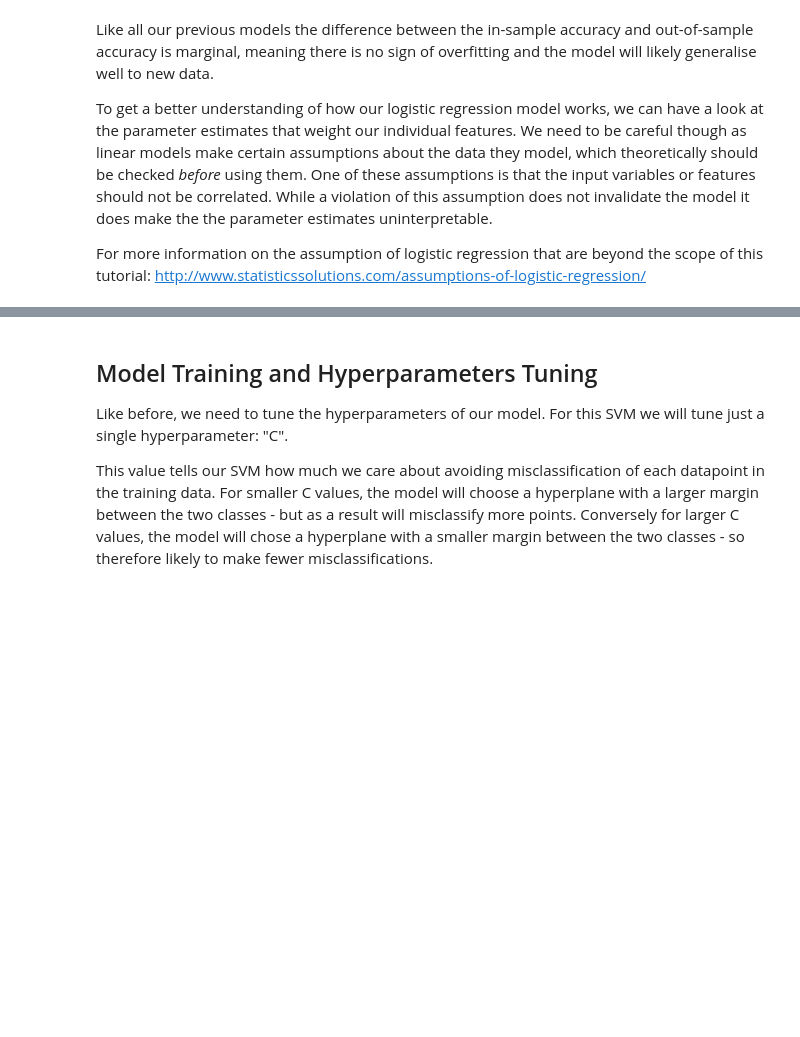
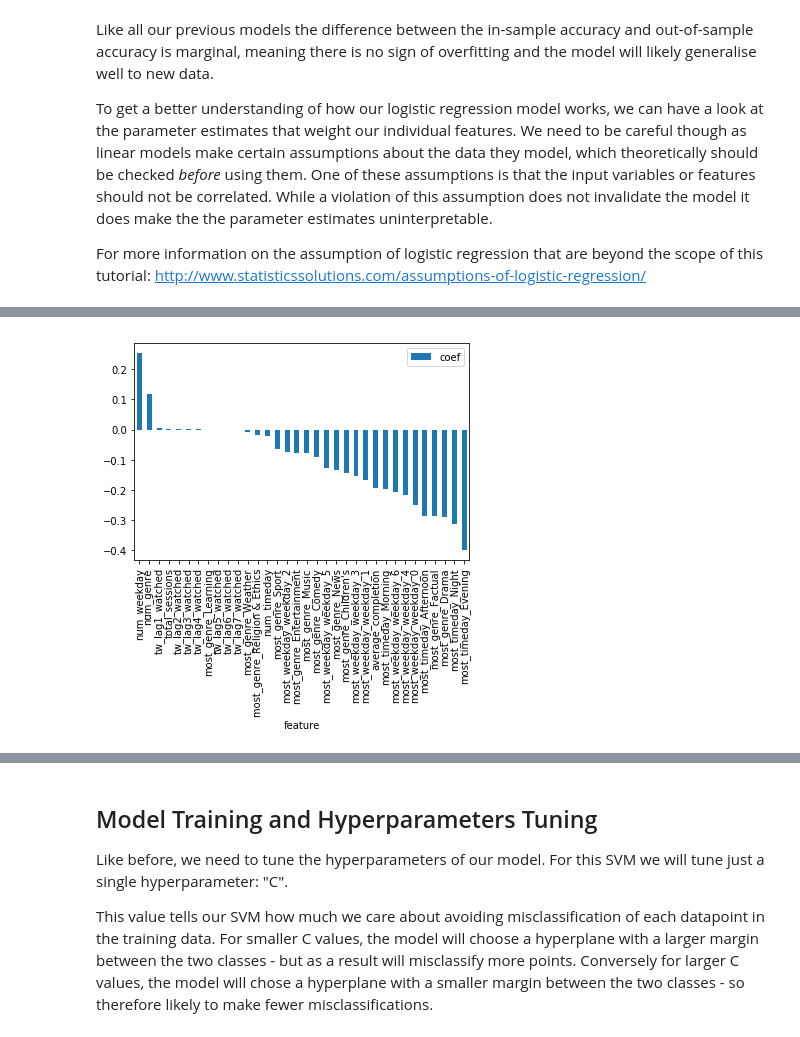
Before and after one commit to bbc/datalab-ml-training, a Jupyter notebook: iPlayerForecast_course3.ipynb, the cells around one changed output, grey strips where cells are left out. Cells and saved outputs as stored; diff of their text form; code cells hidden in the pictures; blank space fills up the shorter version.

```diff
--- a/iPlayerForecast_course3.ipynb
+++ b/iPlayerForecast_course3.ipynb
@@ -447,3 +447,10 @@ coef_mod3.sort_values(by='coef',ascending=False).reset_index(drop=True).tail()
+# %%
+# Now let's plot them all
+coefLR=coefLR.set_index(['feature'])
+coefLR.sort_values(by='coef', ascending=False).plot(kind='bar')
+plt.show()
+# %% [output]
+[figure, added]
 # %% [markdown]
 For the estimated coefficients we should also in theory have a look at the __p-values__ - statistic values that indicate whether our estimated coefficient is significantly different from zero. We won't go more into details here.
 
```
Also changed, not shown: parts of 31 cells of this notebook, 1 other file.
